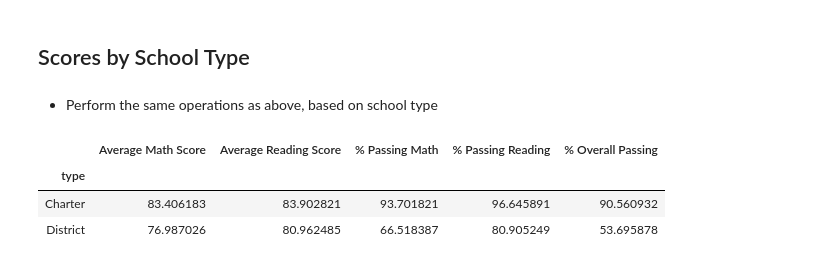
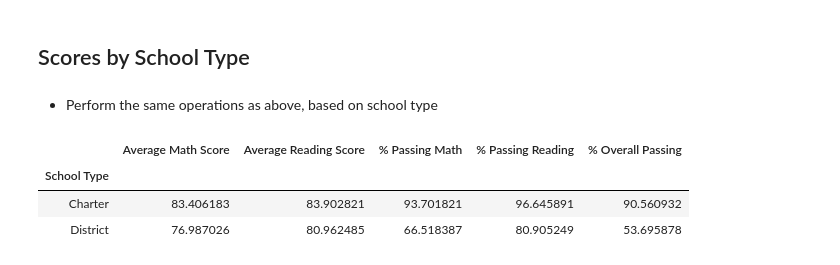
Before and after one commit to prasannarangam21/pandas-challenge, a Jupyter notebook: PyCitySchools/PyCitySchools.ipynb, the cells around one changed output. Drawn from its saved outputs; the diff is of its cells as text; code cells hidden in the pictures.

```diff
--- a/PyCitySchools/PyCitySchools.ipynb
+++ b/PyCitySchools/PyCitySchools.ipynb
@@ -358,9 +358,10 @@ scores_by_budget
 # %% [markdown]
 * Perform the same operations as above, based on school size.
 # %%
-bins = [0, 999, 1999, 4999]
-group_names = ["Small(<1000)", "Medium (1000-2000)" , "Large (2000-5000)"]
+bins = [0, 1000, 2000, 5000]
+group_names = ["Small(<1000)", "Medium (1000 - 2000)" , "Large (2000 - 5000)"]
 school_data_complete['School Size'] = pd.cut(school_data_complete['size'], bins, labels = group_names)
+
 score_by_size = school_data_complete.groupby('School Size')
 
 avg_math = score_by_size['math_score'].mean()
@@ -370,13 +371,12 @@ pass_read = school_data_complete[school_data_complete['reading_score'] >= 70].gr
 overall = school_data_complete[(school_data_complete['math_score'] >= 70) & (school_data_complete['reading_score'] >= 70)].groupby('School Size')['Student ID'].count()/score_by_size['Student ID'].count() * 100
 
 scores_by_size = pd.DataFrame({
-    "Average Math Score": avg_math,
-    "Average Reading Score": avg_read,
-    "% Passing Math": pass_math,
-    "% Passing Reading": pass_read,
-    "% Overall Passing ": overall
-
-})
+                                "Average Math Score": avg_math,
+                                "Average Reading Score": avg_read,
+                                "% Passing Math": pass_math,
+                                "% Passing Reading": pass_read,
+                                "% Overall Passing ": overall
+                             })
 scores_by_size
 # %% [output]
 |  | Average Math Score | Average Reading Score | % Passing Math | % Passing Reading | % Overall Passing |
@@ -390,23 +390,22 @@ scores_by_size
 * Perform the same operations as above, based on school type
 # %%
 score_by_type = school_data_complete.groupby('type')
-#score_by_type = 'School Type'
-avg_math = group_type['math_score'].mean()
-avg_read = group_type['reading_score'].mean()
+avg_math = score_by_type['math_score'].mean()
+avg_read = score_by_type['reading_score'].mean()
 pass_math = school_data_complete[school_data_complete['math_score'] >= 70].groupby('type')['Student ID'].count()/score_by_type['Student ID'].count() * 100
 pass_read = school_data_complete[school_data_complete['reading_score'] >= 70].groupby('type')['Student ID'].count()/score_by_type['Student ID'].count() * 100
 overall = school_data_complete[(school_data_complete['math_score'] >= 70) & (school_data_complete['reading_score'] >= 70)].groupby('type')['Student ID'].count()/score_by_type['Student ID'].count() * 100
 
 scores_by_type = pd.DataFrame({
     "Average Math Score": avg_math,
     "Average Reading Score": avg_read,
     "% Passing Math": pass_math,
     "% Passing Reading": pass_read,
     "% Overall Passing": overall})
-
+scores_by_type.index.names = ['School Type']
 scores_by_type
 # %% [output]
 |  | Average Math Score | Average Reading Score | % Passing Math | % Passing Reading | % Overall Passing |
-| type |  |  |  |  |  |
+| School Type |  |  |  |  |  |
 | Charter | 83.406183 | 83.902821 | 93.701821 | 96.645891 | 90.560932 |
 | District | 76.987026 | 80.962485 | 66.518387 | 80.905249 | 53.695878 |
```
Also changed, not shown: parts of 1 cell of this notebook.
